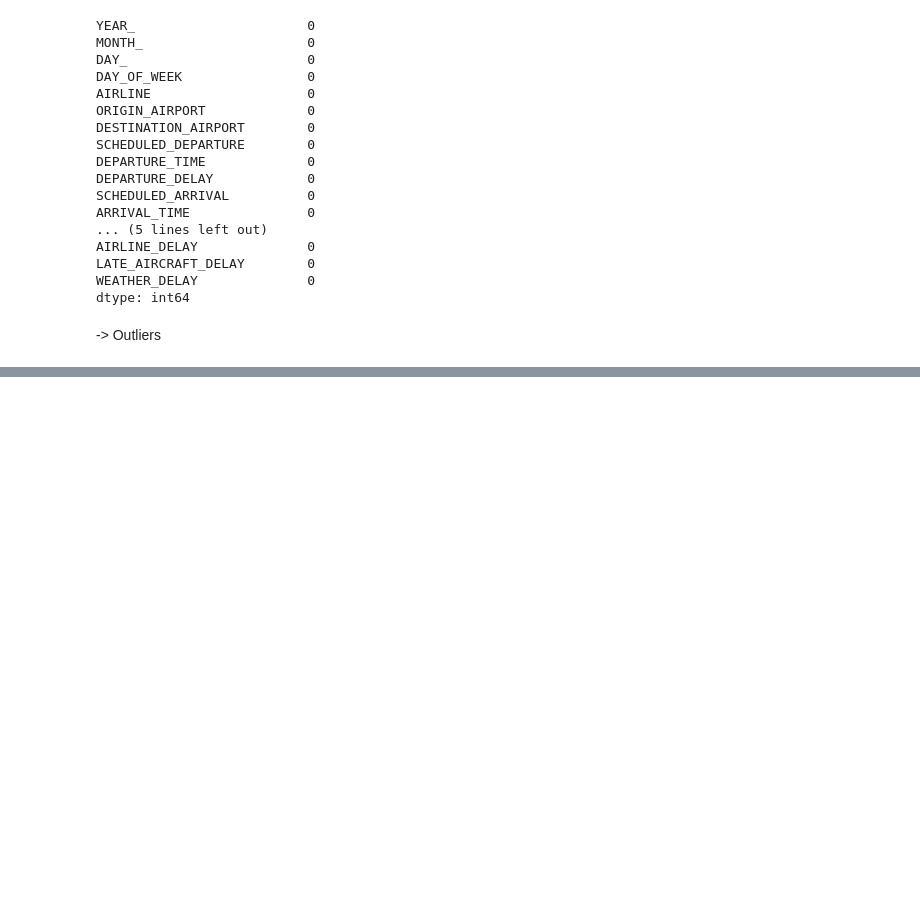
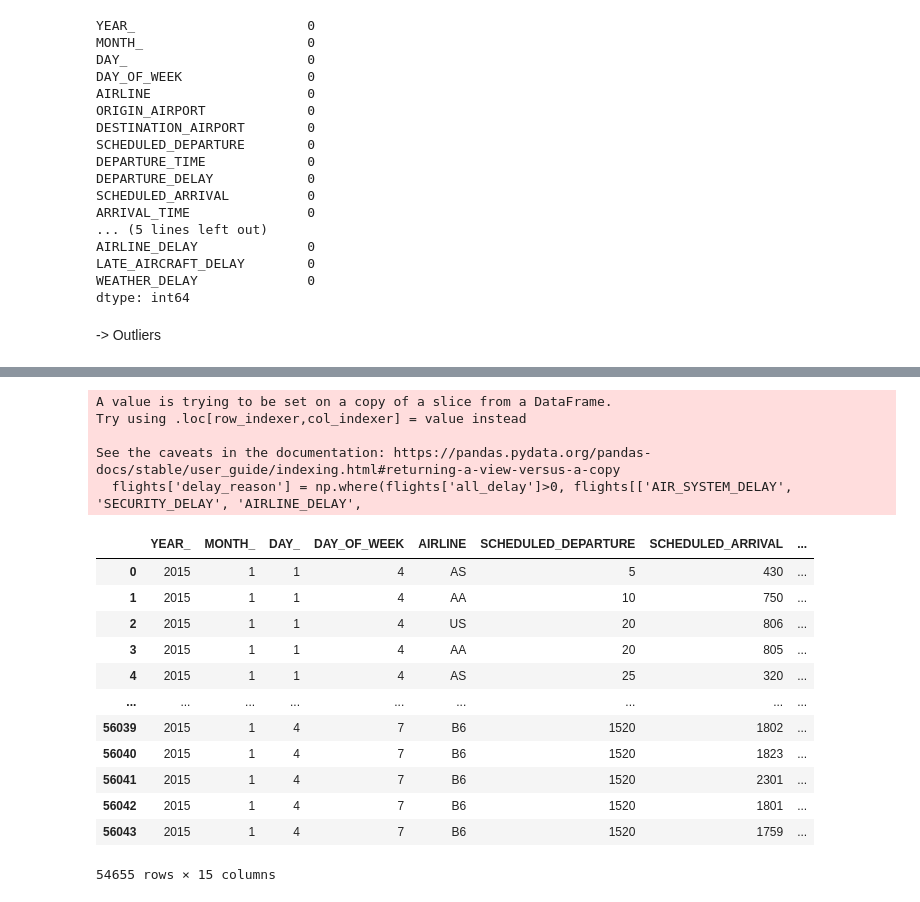
Before and after one commit to eshagarwal/AI, a Jupyter notebook: flights.ipynb, the cells around one changed output, grey strips where cells are left out. Saved outputs shown, nothing was run; the diff lists cells and outputs as text; code cells hidden in the pictures; blank space fills up the shorter version.

```diff
--- a/flights.ipynb
+++ b/flights.ipynb
@@ -299,0 +365,23 @@ dtype: int64
+# %%
+flights['delay_reason'] = np.where(flights['all_delay']>0, flights[['AIR_SYSTEM_DELAY', 'SECURITY_DELAY', 'AIRLINE_DELAY',
+       'LATE_AIRCRAFT_DELAY', 'WEATHER_DELAY']].idxmax(axis=1), 'NO_DELAY')
+flights
+# %% [output]
+A value is trying to be set on a copy of a slice from a DataFrame.
+Try using .loc[row_indexer,col_indexer] = value instead
+
+See the caveats in the documentation: https://pandas.pydata.org/pandas-docs/stable/user_guide/indexing.html#returning-a-view-versus-a-copy
+  flights['delay_reason'] = np.where(flights['all_delay']>0, flights[['AIR_SYSTEM_DELAY', 'SECURITY_DELAY', 'AIRLINE_DELAY',
+|  | YEAR_ | MONTH_ | DAY_ | DAY_OF_WEEK | AIRLINE | SCHEDULED_DEPARTURE | SCHEDULED_ARRIVAL | ... |
+| 0 | 2015 | 1 | 1 | 4 | AS | 5 | 430 | ... |
+| 1 | 2015 | 1 | 1 | 4 | AA | 10 | 750 | ... |
+| 2 | 2015 | 1 | 1 | 4 | US | 20 | 806 | ... |
+| 3 | 2015 | 1 | 1 | 4 | AA | 20 | 805 | ... |
+| 4 | 2015 | 1 | 1 | 4 | AS | 25 | 320 | ... |
+| ... | ... | ... | ... | ... | ... | ... | ... | ... |
+| 56039 | 2015 | 1 | 4 | 7 | B6 | 1520 | 1802 | ... |
+| 56040 | 2015 | 1 | 4 | 7 | B6 | 1520 | 1823 | ... |
+| 56041 | 2015 | 1 | 4 | 7 | B6 | 1520 | 2301 | ... |
+| 56042 | 2015 | 1 | 4 | 7 | B6 | 1520 | 1801 | ... |
+| 56043 | 2015 | 1 | 4 | 7 | B6 | 1520 | 1759 | ... |
+54655 rows × 15 columns
```
Also changed, not shown: parts of 12 cells of this notebook.
